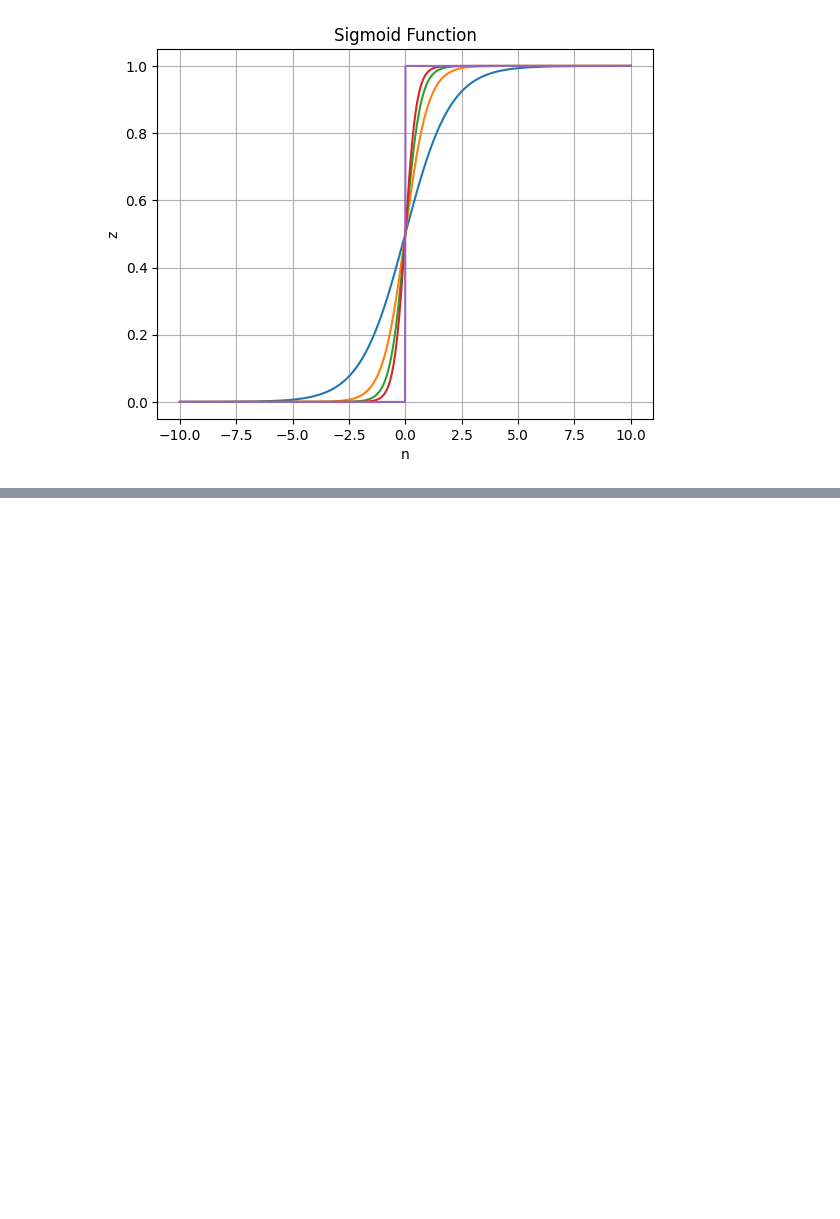
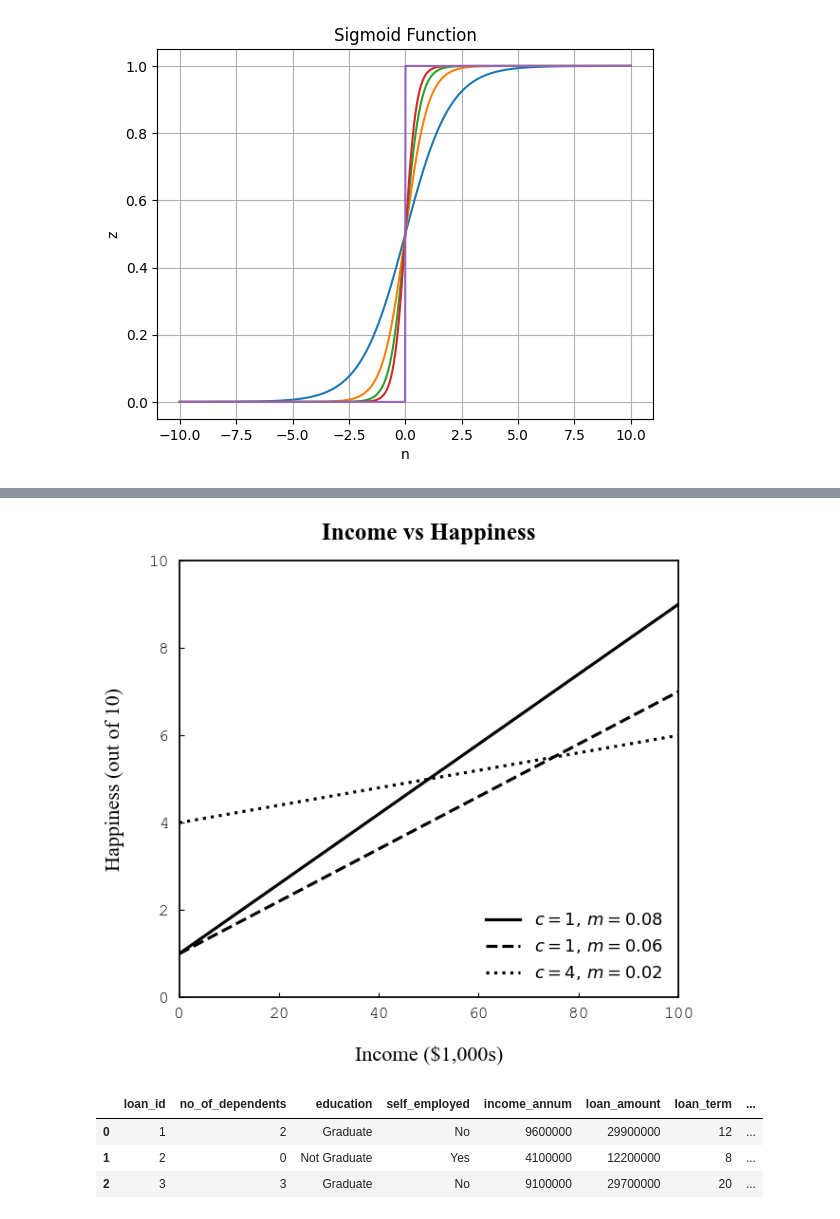
Before and after one commit to singhxmanish/Artificial-Intelligence, a Jupyter notebook: Deep Learning/basic_python_ml.ipynb, the cells around one changed output, grey strips where cells are left out. Drawn from its saved outputs; the diff is of its cells as text; code cells hidden in the pictures; blank space fills up the shorter version.

```diff
--- a/Deep Learning/basic_python_ml.ipynb
+++ b/Deep Learning/basic_python_ml.ipynb
@@ -361,0 +362,57 @@ plt.show()
+# %%
+import numpy as np
+import matplotlib.pyplot as plt
+
+plt.rcParams.update({
+    "font.family": "serif",
+    "font.serif": ["Times New Roman", "Times", "Computer Modern Roman"],
+    "axes.labelsize": 16,
+    "axes.titlesize": 18
+})
+
+c_values = np.array([1, 1, 4])
+m_values = np.array([0.08, 0.06, 0.02])
+incomes = np.linspace(0, 100, 100)
+
+plt.figure(figsize=(6.5, 6))
+plt.title("Income vs Happiness", pad=16, weight="bold")
+plt.xlabel('Income ($1,000s)', labelpad=18)
+plt.ylabel('Happiness (out of 10)', labelpad=18)
+
+linestyles = ['-', '--', ':']
+labels = [r'$c=1,\, m=0.08$', r'$c=1,\, m=0.06$', r'$c=4,\, m=0.02$']
+
+for i in range(3):
+    happiness = c_values[i] + m_values[i]*incomes
+    plt.plot(incomes, happiness, color='black', linestyle=linestyles[i],
+             linewidth=2.3, label=labels[i])
+
+plt.xlim(0, 100)
+plt.ylim(0, 10)
+
+# Specify font properties for ticks as Courier New and add pad to separate from axis
+from matplotlib import ticker, font_manager
+
+courier_font = font_manager.FontProperties(family='Courier New', size=13)
+plt.xticks(np.arange(0, 120, 20), fontproperties=courier_font)
+plt.yticks(np.arange(0, 12, 2), fontproperties=courier_font)
+
+plt.tick_params(axis='x', pad=8)  # distance from axis for x ticks
+plt.tick_params(axis='y', pad=8)  # distance from axis for y ticks
+
+plt.legend(loc='lower right', frameon=False)
+plt.gca().set_facecolor('white')
+plt.tight_layout()
+plt.show()
+# %% [output]
+[figure, added]
+# %%
+import pandas as pd
+import sklearn as sk
+df=pd.read_csv("/Users/manish.singh/Documents/coderepo/Artificial-Intelligence/Deep Learning/data/loan_approval_dataset.csv")
+df.head(3)
+# %% [output]
+|  | loan_id | no_of_dependents | education | self_employed | income_annum | loan_amount | loan_term | ... |
+| 0 | 1 | 2 | Graduate | No | 9600000 | 29900000 | 12 | ... |
+| 1 | 2 | 0 | Not Graduate | Yes | 4100000 | 12200000 | 8 | ... |
+| 2 | 3 | 3 | Graduate | No | 9100000 | 29700000 | 20 | ... |
```
Also changed, not shown: parts of 6 cells of this notebook, 1 other file.
